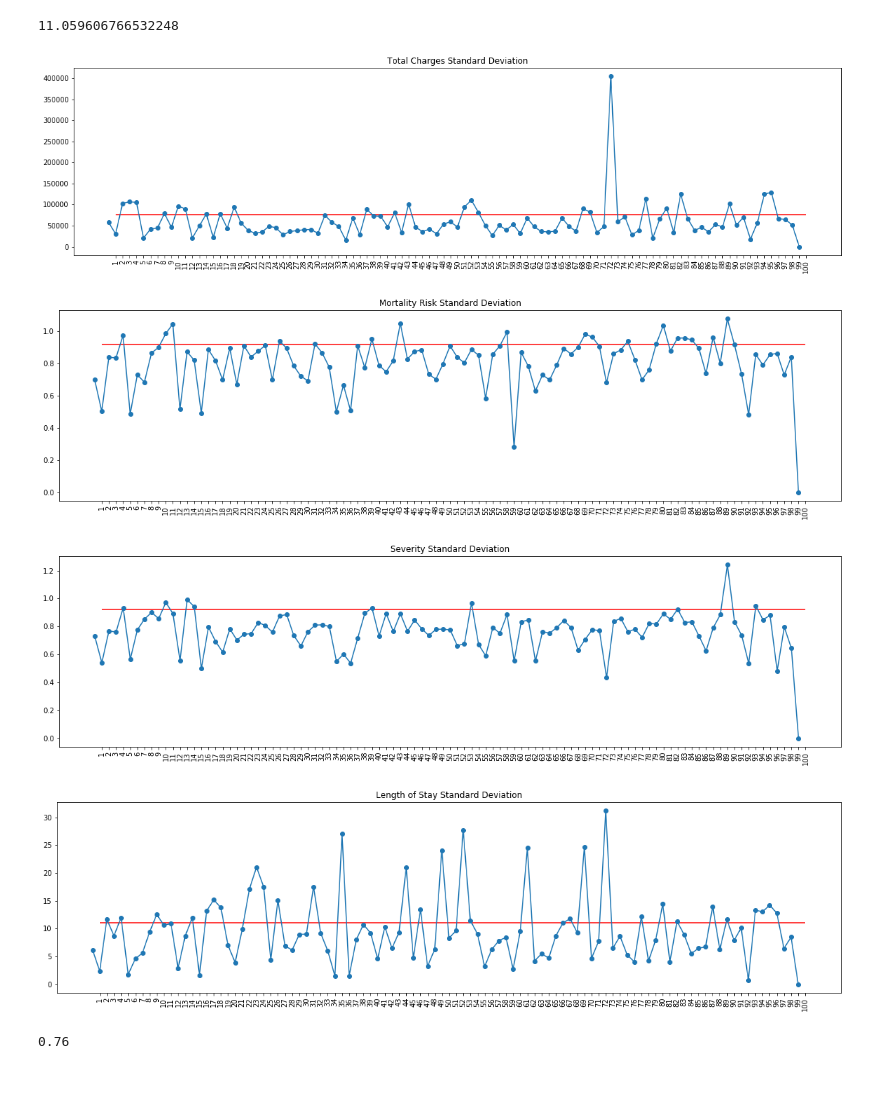
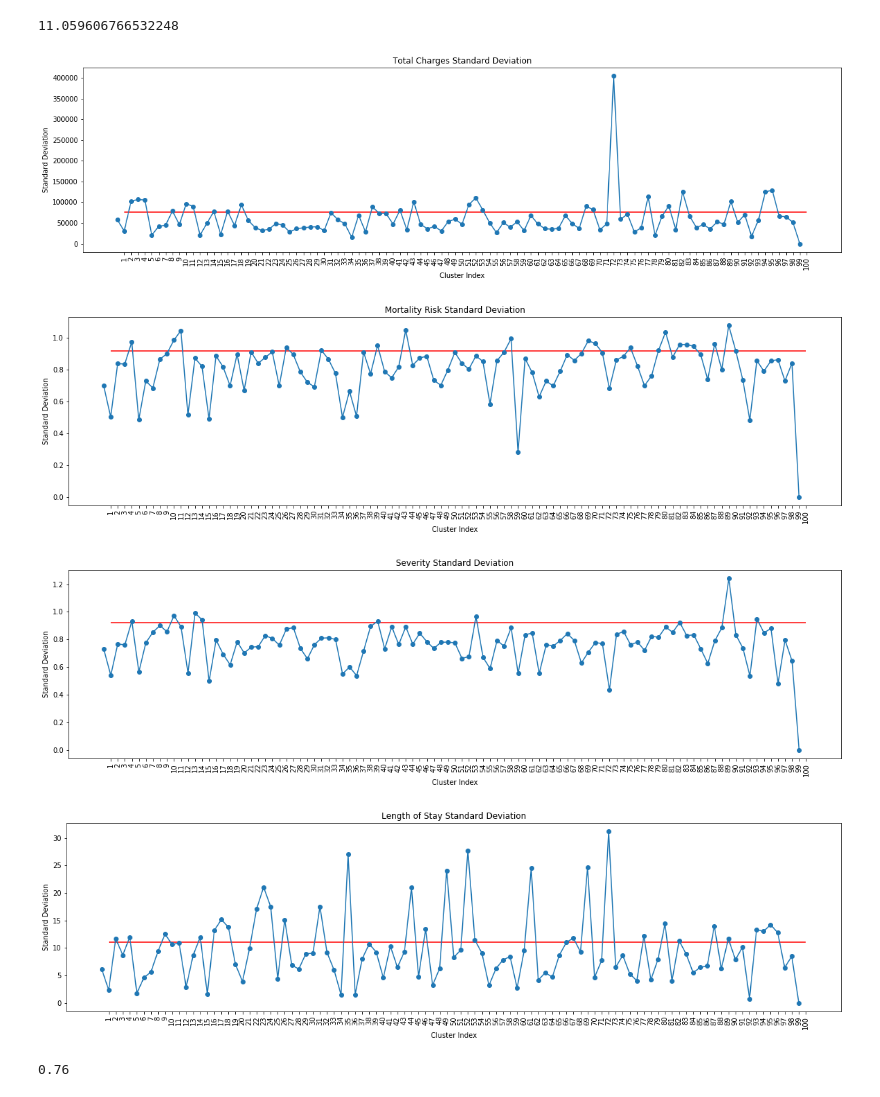
Before and after one commit to kathy908000/Population-Segmentation-For-Health-System-Management, a Jupyter notebook: code/hierarchical_clustering.ipynb, the cells around one changed output. Drawn from its saved outputs; the diff is of its cells as text; code cells hidden in the pictures.

```diff
--- a/code/hierarchical_clustering.ipynb
+++ b/code/hierarchical_clustering.ipynb
@@ -614,36 +614,44 @@ plt.plot(charges_std, marker = "o")
 plt.hlines(y = df["Total.Charges"].std(), xmin = 1, xmax = 100, color = "red")
 plt.xticks(list(range(1, 101)), rotation = 90)
 plt.title("Total Charges Standard Deviation")
+plt.xlabel("Cluster Index")
+plt.ylabel("Standard Deviation")
 plt.savefig("cost_std.png")
 # %% [output]
-[figure, old version]
+[figure, new version]
 # %%
 plt.figure(figsize = (20, 5))
 plt.plot(mort_std, marker = "o")
 plt.hlines(y = df["APR.Risk.of.Mortality"].std(), xmin = 1, xmax = 100, color = "red")
 plt.xticks(list(range(1, 101)), rotation = 90)
 plt.title("Mortality Risk Standard Deviation")
+plt.xlabel("Cluster Index")
+plt.ylabel("Standard Deviation")
 plt.savefig("mort_std.png")
 # %% [output]
-[figure, old version]
+[figure, new version]
 # %%
 plt.figure(figsize = (20, 5))
 plt.plot(serv_std, marker = "o")
 plt.hlines(y = df["APR.Severity.of.Illness.Code"].std(), xmin = 1, xmax = 100, color = "red")
 plt.xticks(list(range(1, 101)), rotation = 90)
 plt.title("Severity Standard Deviation")
+plt.xlabel("Cluster Index")
+plt.ylabel("Standard Deviation")
 plt.savefig("serv_std.png")
 # %% [output]
-[figure, old version]
+[figure, new version]
 # %%
 plt.figure(figsize = (20, 5))
 plt.plot(stay_std, marker = "o")
 plt.hlines(y = df["Length.of.Stay"].std(), xmin = 1, xmax = 100, color = "red")
 plt.xticks(list(range(1, 101)), rotation = 90)
 plt.title("Length of Stay Standard Deviation")
+plt.xlabel("Cluster Index")
+plt.ylabel("Standard Deviation")
 plt.savefig("stay_std.png")
 # %% [output]
-[figure, old version]
+[figure, new version]
 # %%
 sum(list(map(lambda x: 1 if x < df["Total.Charges"].std() else 0, charges_std)))/100
 # %% [output]
```
Also changed, not shown: parts of 22 cells of this notebook, 1 other file.
